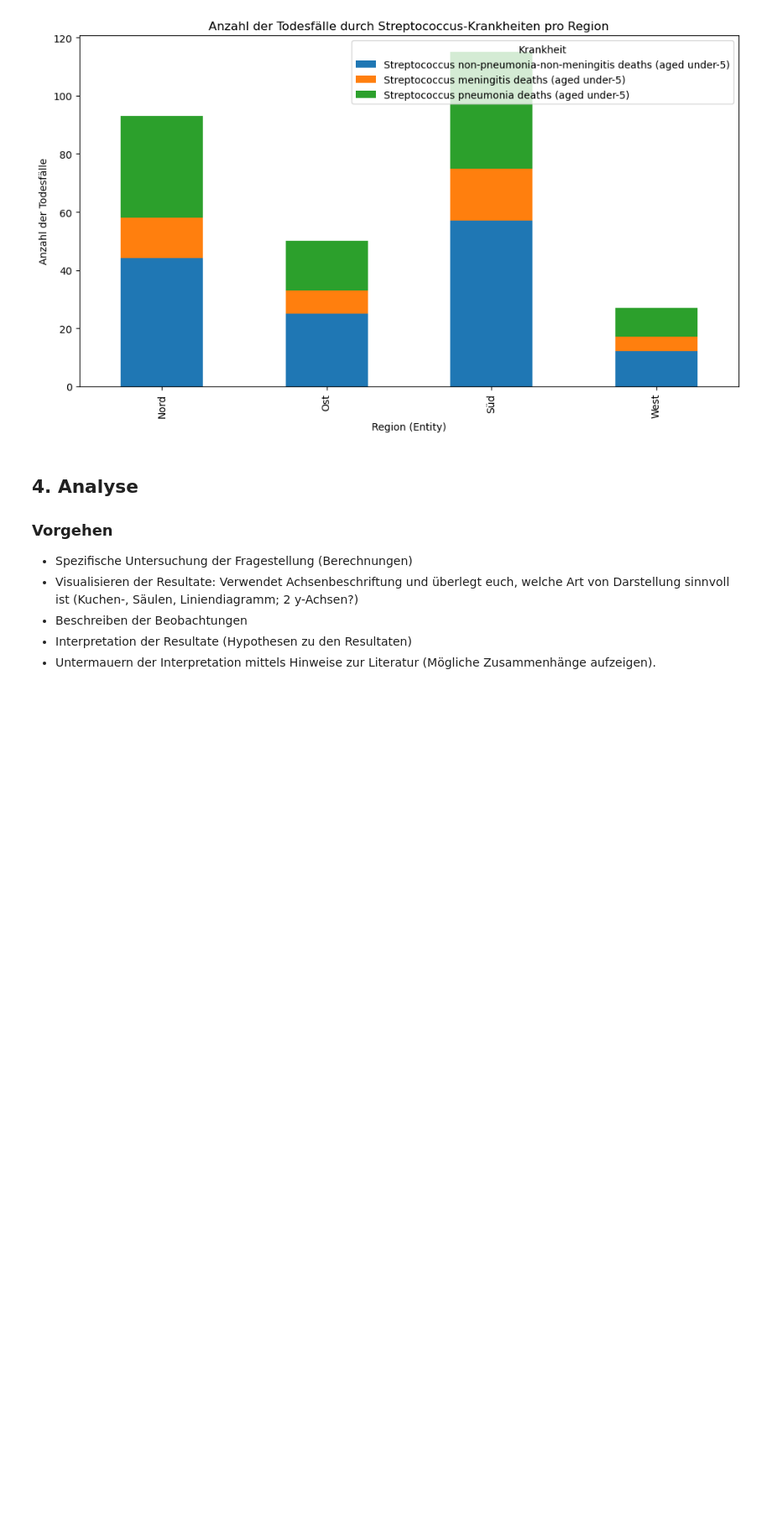
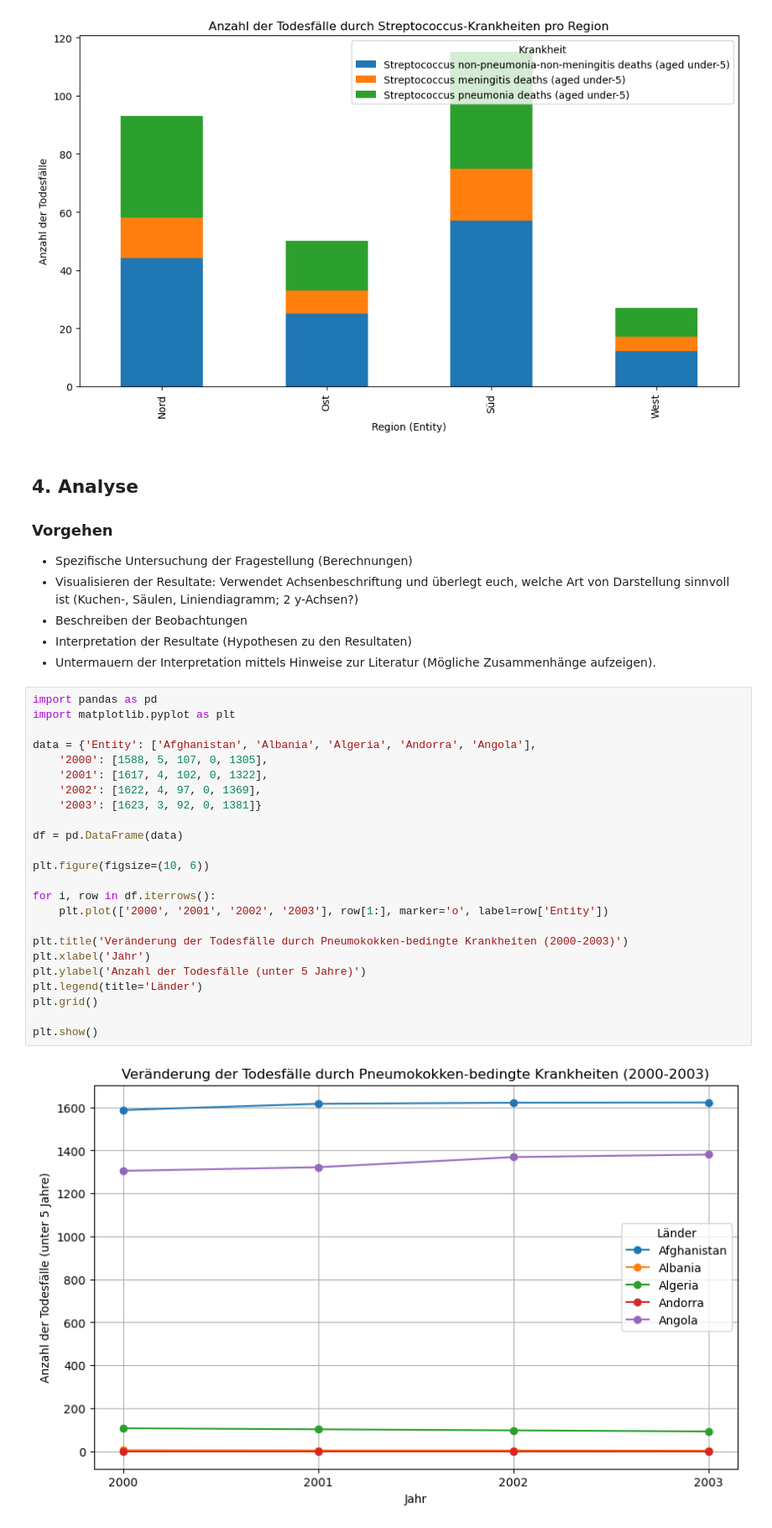
Before and after one commit to ayl-in/Aylin-und-Genta, a Jupyter notebook: Phython_LN_aylin_genta.ipynb, the cells around one changed output. Shown at 84% size. Saved outputs shown, nothing was run; the diff lists cells and outputs as text; blank space fills up the shorter version.

```diff
--- a/Phython_LN_aylin_genta.ipynb
+++ b/Phython_LN_aylin_genta.ipynb
@@ -286,3 +286,29 @@ plt.show()
 - Beschreiben der Beobachtungen
 - Interpretation der Resultate (Hypothesen zu den Resultaten)
 - Untermauern der Interpretation mittels Hinweise zur Literatur (Mögliche Zusammenhänge aufzeigen).
+# %%
+import pandas as pd
+import matplotlib.pyplot as plt
+
+data = {'Entity': ['Afghanistan', 'Albania', 'Algeria', 'Andorra', 'Angola'],
+    '2000': [1588, 5, 107, 0, 1305],
+    '2001': [1617, 4, 102, 0, 1322],
+    '2002': [1622, 4, 97, 0, 1369],
+    '2003': [1623, 3, 92, 0, 1381]}
+
+df = pd.DataFrame(data)
+
+plt.figure(figsize=(10, 6))
+
+for i, row in df.iterrows():
+    plt.plot(['2000', '2001', '2002', '2003'], row[1:], marker='o', label=row['Entity'])
+
+plt.title('Veränderung der Todesfälle durch Pneumokokken-bedingte Krankheiten (2000-2003)')
+plt.xlabel('Jahr')
+plt.ylabel('Anzahl der Todesfälle (unter 5 Jahre)')
+plt.legend(title='Länder')
+plt.grid()
+
+plt.show()
+# %% [output]
+[figure, added]
```
Also changed, not shown: parts of 4 cells of this notebook.
